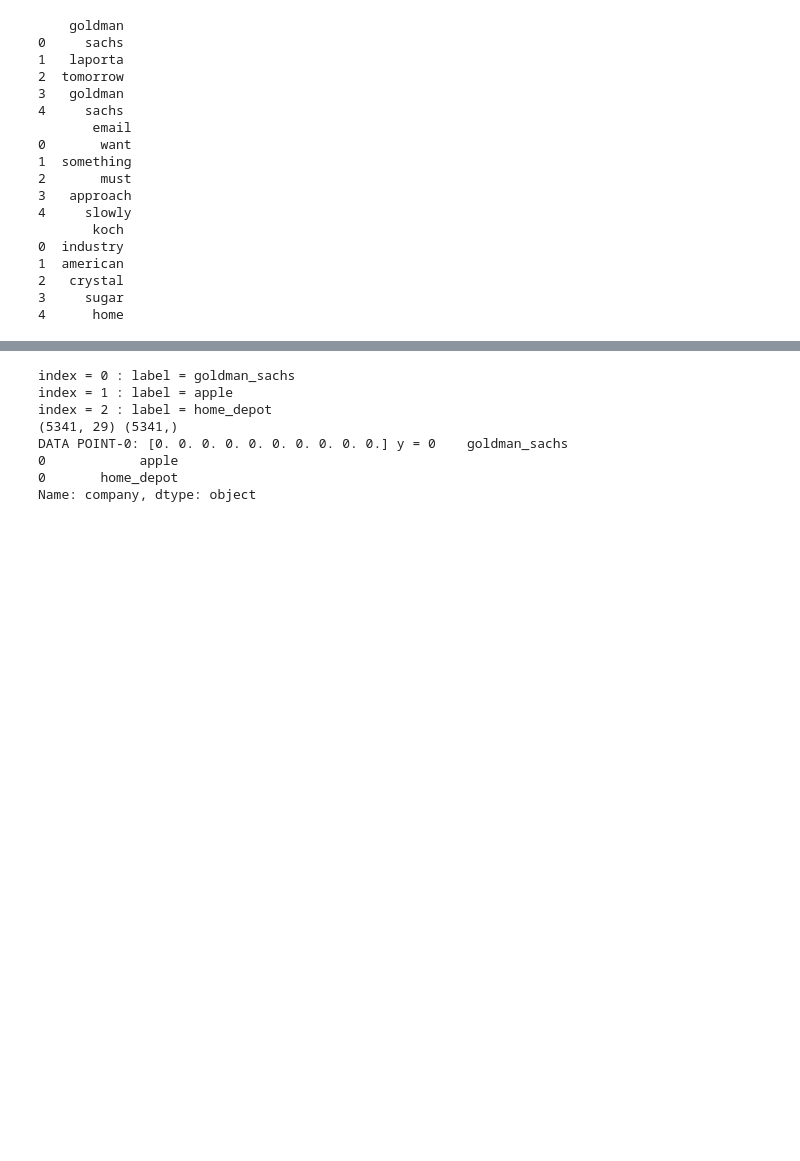
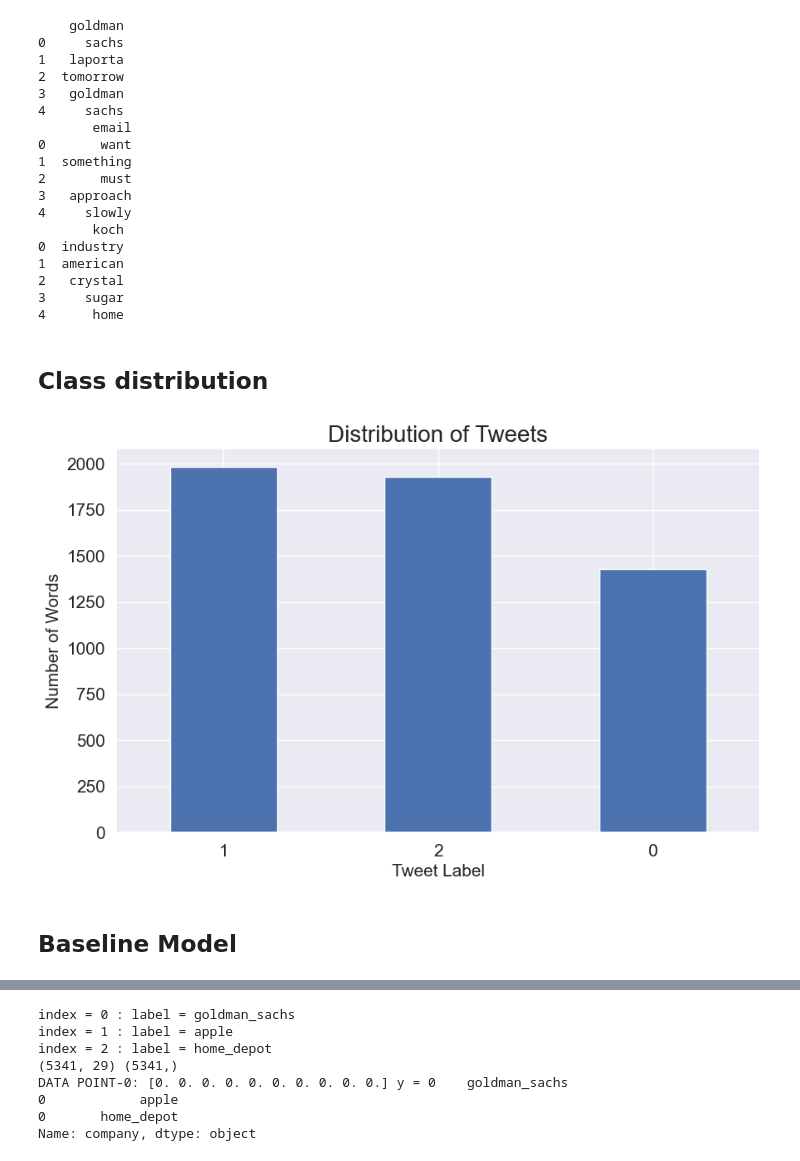
Before and after one commit to anly501/anly-501-project-cynthia-ng, a Jupyter notebook: codes/SVM_py.ipynb, the cells around one changed output, grey strips where cells are left out. Saved outputs shown, nothing was run; the diff lists cells and outputs as text; code cells hidden in the pictures; blank space fills up the shorter version.

```diff
--- a/codes/SVM_py.ipynb
+++ b/codes/SVM_py.ipynb
@@ -43,3 +40,29 @@ df3 = hd.copy()
 2   crystal
 3     sugar
 4      home
+# %% [markdown]
+## Class distribution
+# %%
+## Examine class distribution
+sns.set(font_scale=1.2)
+
+# Visualize class distribution
+df['company'] = pd.factorize(df.company, sort=True)[0]
+
+fig, ax1 = plt.subplots(ncols=1, figsize=(10,6))
+
+df['company'].value_counts().plot(kind='bar',
+                            rot=0,
+                            fontsize=15,
+                            ax=ax1)
+ax1.set_title('Distribution of Tweets', fontsize=20)
+ax1.set_xlabel('Tweet Label', fontsize=15)
+ax1.set_ylabel('Number of Words', fontsize=15)
+
+# save picture
+fig1 = ax1.get_figure()
+fig1.savefig("../501-project-website/images/SVM_tweet_labels_distribution.png")
+# %% [output]
+[figure, added]
+# %% [markdown]
+## Baseline Model
```
Also changed, not shown: parts of 28 cells of this notebook, 11 other files.
